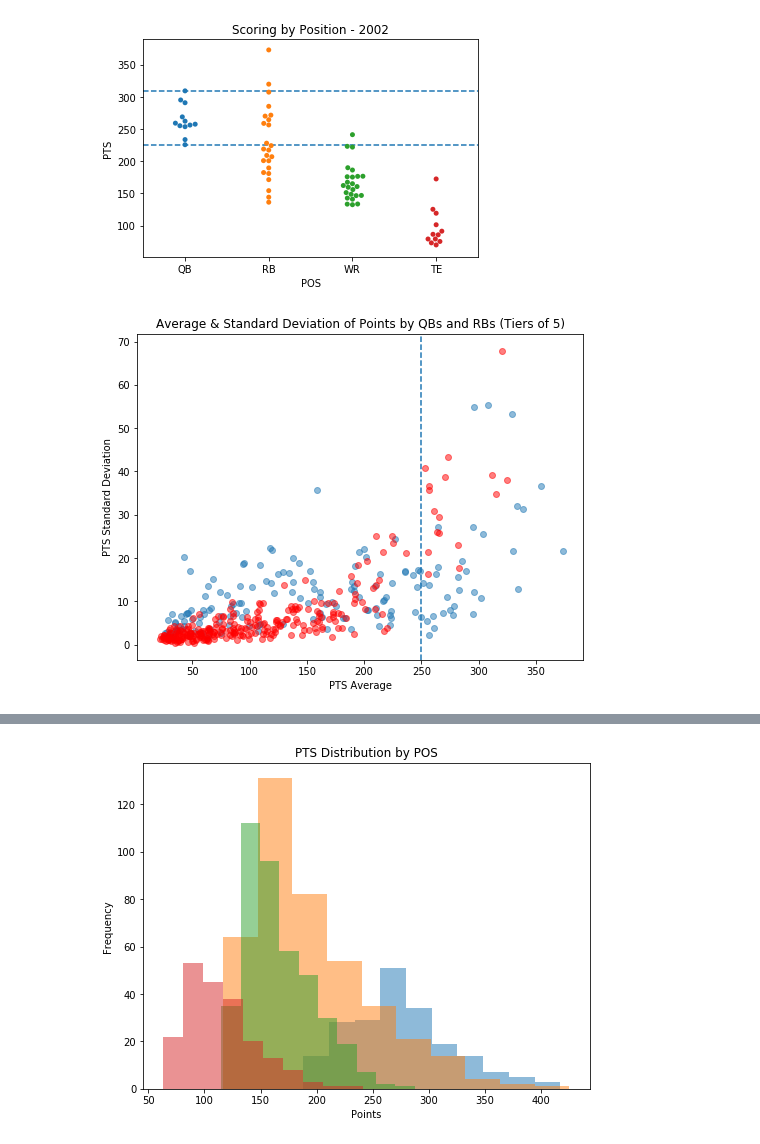
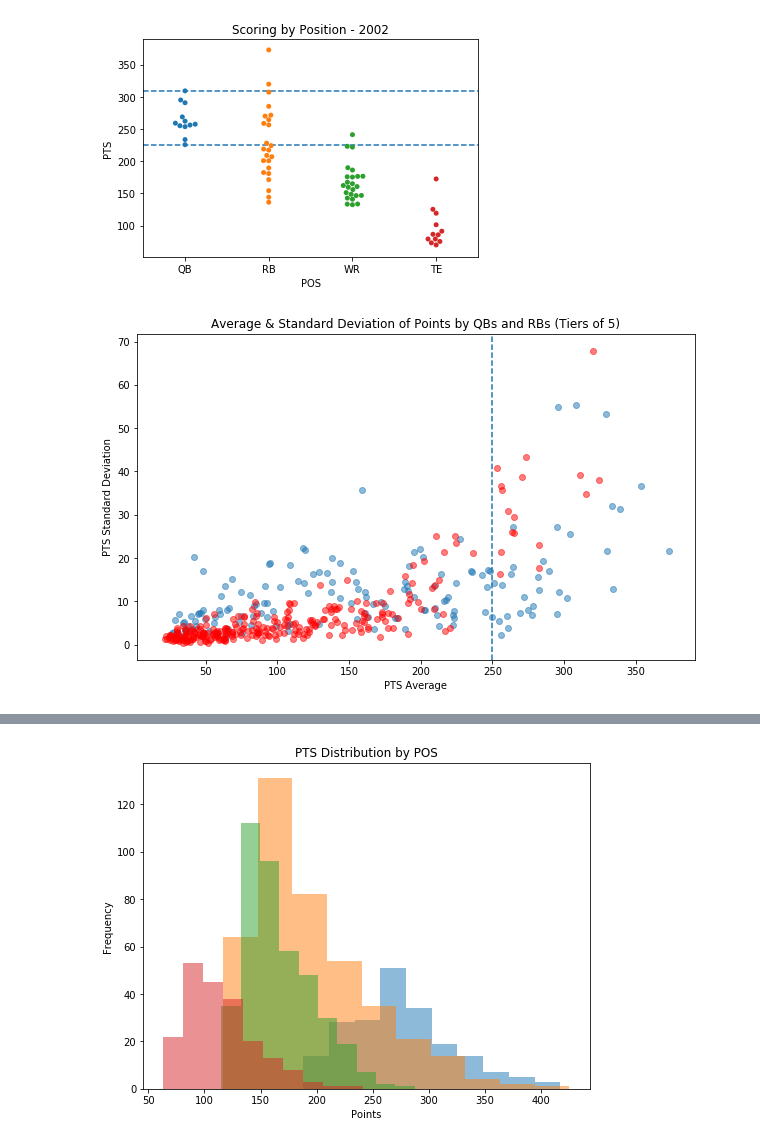
Before and after one commit to jlwalsh13/Capstone_1, a Jupyter notebook: fantasy_project.ipynb, the cells around one changed output, grey strips where cells are left out. Cells and saved outputs as stored; diff of their text form; code cells hidden in the pictures.

```diff
--- a/fantasy_project.ipynb
+++ b/fantasy_project.ipynb
@@ -85,16 +85,16 @@ projections_2019[41:44]
 X = []
 
 for year in range(2002, 2019):
-    df = ALL[ALL.YEAR == year]
-    X.append([df[df.POS == 'QB'][:20].PTS.mean(),
-              df[df.POS == 'RB'][:20].PTS.mean(),
-              df[df.POS == 'WR'][:20].PTS.mean(),
-              df[df.POS == 'TE'][:20].PTS.mean()])
+    top20 = ALL[ALL.YEAR == year]
+    X.append([top20[top20.POS == 'QB'][:20].PTS.mean(),
+              top20[top20.POS == 'RB'][:20].PTS.mean(),
+              top20[top20.POS == 'WR'][:20].PTS.mean(),
+              top20[top20.POS == 'TE'][:20].PTS.mean()])
 
-df = pd.DataFrame(X, columns=['QB', 'RB', 'WR', 'TE'])
-df.index = ALL.YEAR.unique()[::-1]
+top20 = pd.DataFrame(X, columns=['QB', 'RB', 'WR', 'TE'])
+top20.index = range(2002, 2019)
 
-df.plot(figsize=(10,8), marker='o')
+top20.plot(figsize=(10,8), marker='o')
 plt.xlabel('year')
 plt.ylabel('Average PTS')
 plt.title('Average Points of Top 20 Players by Position per Year')
@@ -220,18 +220,18 @@ for year in range(2002, 2019):
 # %%
 data = {'PTS AVG' : QB_AVG5, 'PTS STD': QB_STD5}
 QB = pd.DataFrame(data)
 
 data = {'PTS AVG' : RB_AVG5, 'PTS STD': RB_STD5}
 RB = pd.DataFrame(data)
 
 QB
-plt.figure(figsize=(8,6))
+plt.figure(figsize=(10,6))
 plt.scatter(QB['PTS AVG'], QB['PTS STD'], alpha=.5)
 plt.scatter(RB['PTS AVG'], RB['PTS STD'], alpha=.5, color='red')
 plt.xlabel('PTS Average')
 plt.ylabel('PTS Standard Deviation')
 plt.axvline(250, linestyle='--')
 plt.title('Average & Standard Deviation of Points by QBs and RBs (Tiers of 5)')
 plt.show()
 # %% [output]
-[figure, old version]
+[figure, new version]
```
Also changed, not shown: parts of 3 cells of this notebook.
